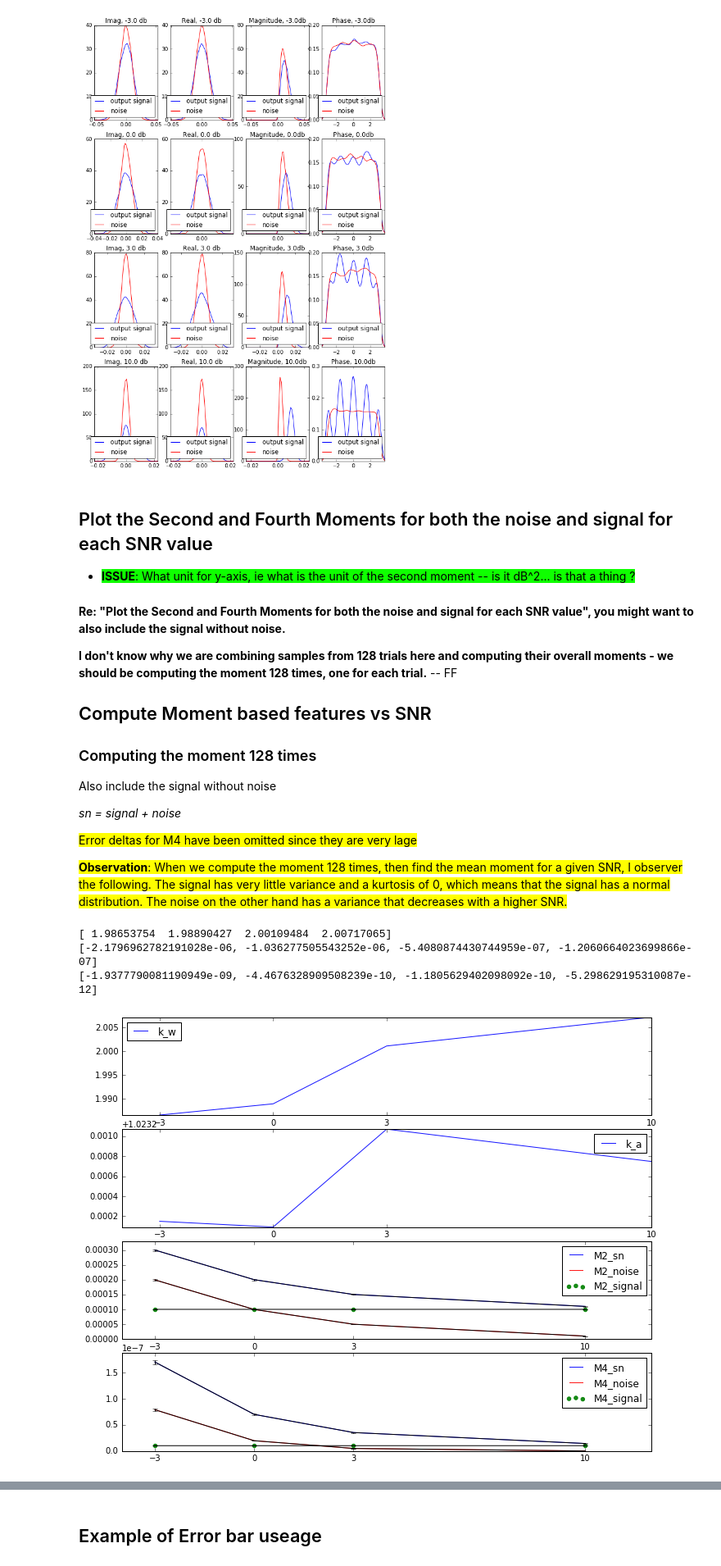
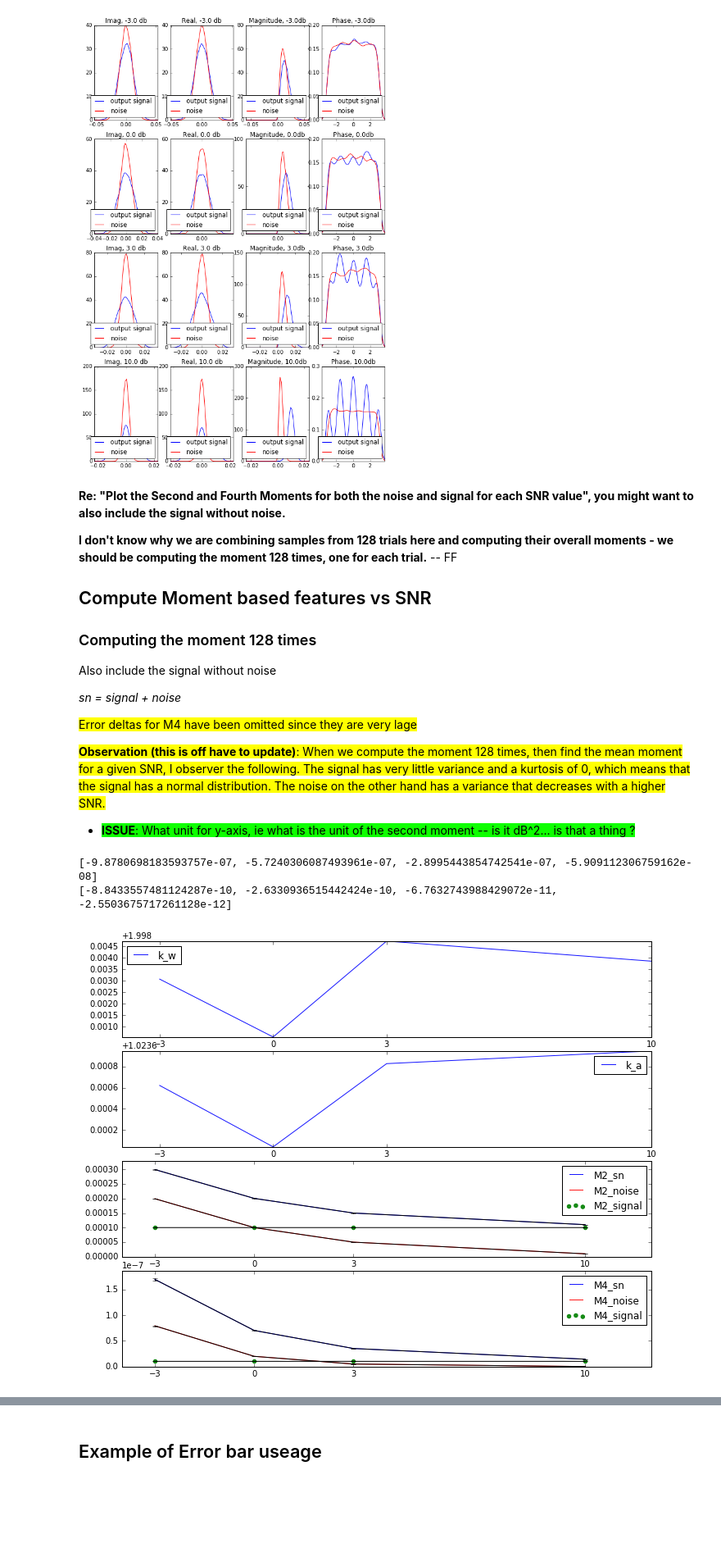
Before and after one commit to rollingcoconut/RadioML, a Jupyter notebook: Detecting_Users_psk_samps_pickled.ipynb, the cells around one changed output, grey strips where cells are left out. Shown at 82% size. Cells and saved outputs as stored; diff of their text form; code cells hidden in the pictures; blank space fills up the shorter version.

```diff
--- a/Detecting_Users_psk_samps_pickled.ipynb
+++ b/Detecting_Users_psk_samps_pickled.ipynb
@@ -109,10 +109,10 @@ def shape_fn(func, no_data=no_data ):
         s2 = [ compute_shape(signal_samples,j) for j in range(no_trials)]
         shapeFn_signal_err.append(stats.t.interval(0.95, len(s2)-1, loc=np.mean(s2), scale=stats.sem(s2)))
 
-    return (shapeFn_signal, shapeFn_signal_err, shapeFn_noise, shapeFn_noise_err, shapeFn_sn, shapeFn_sn_err )
+    return [shapeFn_signal, shapeFn_signal_err, shapeFn_noise, shapeFn_noise_err, shapeFn_sn, shapeFn_sn_err ]
 
 def plot_shape_fn(func, no_data=no_data, plot=None, shapeFn_name=""):
-        if (func is compute_k_w or func is compute_k_a):
+        if (func is compute_k_w or func is compute_k_a or func is compute_Esnr_m2m4_cx or func is compute_Esnr_m2m4_rl):
             shapeFn_data = func( no_data)
             plot.plot( snrlist, shapeFn_data,color="b",alpha=0.9, label=shapeFn_name )
             plot.set_ylim([min(sum(  [0], shapeFn_data )),max( shapeFn_data)])
@@ -142,7 +142,6 @@ def plot_shape_fn(func, no_data=no_data, plot=None, shapeFn_name=""):
         plot.legend( loc="best")
 
 
-#def shape_fn(func, no_data=no_data,plot=None , shapeFn_name="", plotit=True):
 def compute_k_a(no_data=no_data ):
     M2 = shape_fn(compute_M2,no_data)
     M4 = shape_fn(compute_M4,no_data)
@@ -152,6 +151,22 @@ def compute_k_w(no_data=no_data):
     M2 = shape_fn(compute_M2,no_data)
     M4 = shape_fn(compute_M4,no_data)
     return  np.array(M4[2])/(np.array(M2[2])**2)
+
+def compute_Esnr_m2m4_cx(no_data=no_data):
+    M2 = shape_fn(compute_M2,no_data)
+    M4 = shape_fn(compute_M4,no_data)
+    M2= np.array(M2[4])
+    M4= np.array(M4[4])
+    num = np.sqrt(2*M2**2 - M4)
+    return num/ (M4-num)
+
+def compute_Esnr_m2m4_rl(no_data=no_data):
+    M2 = shape_fn(compute_M2,no_data)
+    M4 = shape_fn(compute_M4,no_data)
+    M2= np.array(M2[4])
+    M4= np.array(M4[4])
+    num = .5 * np.sqrt(6*M2**2 - 2*M4)
+    return num/ (M4-num)
 # %% [markdown]
 # Finding Alternative Features on which to classify
 *Immediate TODO*
@@ -235,9 +259,6 @@ for ax_idx, snr_desired in enumerate(snrlist):
                  axtuple2[ax_idx][3],xminlesszero=True, title="Phase, %.1fdb" %snr_desired,xlabel="",ylabel="")
 # %% [output]
 [figure]
-# %% [markdown]
-## Plot the Second and Fourth Moments for both the noise and signal for each SNR value
-* <span style="background-color: #0FFF00">**ISSUE**:  What unit for y-axis, ie what is the unit of the second moment -- is it dB^2...  is that a thing ?</span>
 # %% [markdown]
 **Re: "Plot the Second and Fourth Moments for both the noise and signal for each SNR value", you might want to also include the signal without noise.**
 
@@ -251,30 +272,32 @@ Also include the signal without noise
 
 <span style="background-color: #FFFF00">Error deltas for M4 have been omitted since they are very lage</span>
 
-<span style="background-color: #FFFF00">**Observation**:  When we compute the moment 128 times, then find the mean moment for a given SNR, I observer the following. The signal has very little variance and a kurtosis of 0, which means that the signal has a normal distribution. The noise on the other hand has a variance that decreases with a higher SNR.</span>
+<span style="background-color: #FFFF00">**Observation (this is off have to update)**:  When we compute the moment 128 times, then find the mean moment for a given SNR, I observer the following. The signal has very little variance and a kurtosis of 0, which means that the signal has a normal distribution. The noise on the other hand has a variance that decreases with a higher SNR.</span>
+* <span style="background-color: #0FFF00">**ISSUE**:  What unit for y-axis, ie what is the unit of the second moment -- is it dB^2...  is that a thing ?</span>
+# %%
+snrlist = [-3,0,3,10]
+
+no_trials=128
+no_data=4096
+
+# omit this for the time being
+#print(compute_Esnr_m2m4_rl(no_data=no_data))
+#print(compute_Esnr_m2m4_cx(no_data=no_data))
+#plot_shape_fn(compute_Esnr_m2m4_cx, no_data,plt,shapeFn_name="sigmam2m4rl")
 # %%
-snrlist = [-3,0,3,10]
+f3, axtuple3 = plt.subplots(4,1,  figsize=(10, 15)) # right only only  provide subplots for M2,M4, axtuple3[0], axtuple3[1]
 
-f3, axtuple3 = plt.subplots(4,1,  figsize=(10, 15)) # right only only  provide subplots for M2,M4, axtuple3[0], axtuple3[1]
-no_trials=128
-no_data=1024
-
-
-#k_a =compute_kurtosis(no_data,plot=None,type="k_a")
 k_w =compute_k_w(no_data)
 plot_shape_fn(compute_k_w, no_data,plot=axtuple3[0],shapeFn_name="k_w")
 plot_shape_fn(compute_k_a, no_data,plot=axtuple3[1],shapeFn_name="k_a")
-##print(k_a)
-print(k_w)
 
 
 plot_shape_fn(compute_M2, no_data=no_data,plot=axtuple3[2], shapeFn_name="M2")
 plot_shape_fn(compute_M4, no_data=no_data,plot=axtuple3[3], shapeFn_name="M4")
 
 plt.tight_layout()
 plt.subplots_adjust(bottom=0.5) # use a lower number to make more vertical space
 # %% [output]
-[ 1.98653754  1.98890427  2.00109484  2.00717065]
-[-2.1796962782191028e-06, -1.036277505543252e-06, -5.4080874430744959e-07, -1.2060664023699866e-07]
-[-1.9377790081190949e-09, -4.4676328909508239e-10, -1.1805629402098092e-10, -5.298629195310087e-12]
+[-9.8780698183593757e-07, -5.7240306087493961e-07, -2.8995443854742541e-07, -5.909112306759162e-08]
+[-8.8433557481124287e-10, -2.6330936515442424e-10, -6.7632743988429072e-11, -2.5503675717261128e-12]
-[figure, old version]
+[figure, new version]
```
Also changed, not shown: parts of 4 cells of this notebook.
